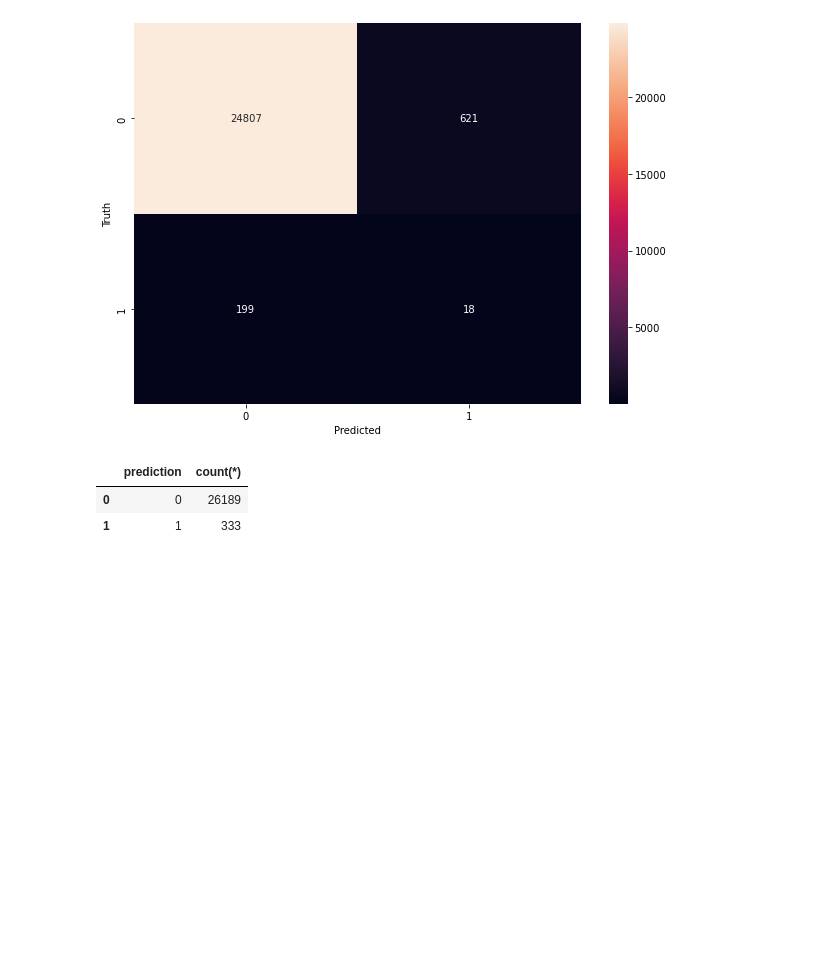
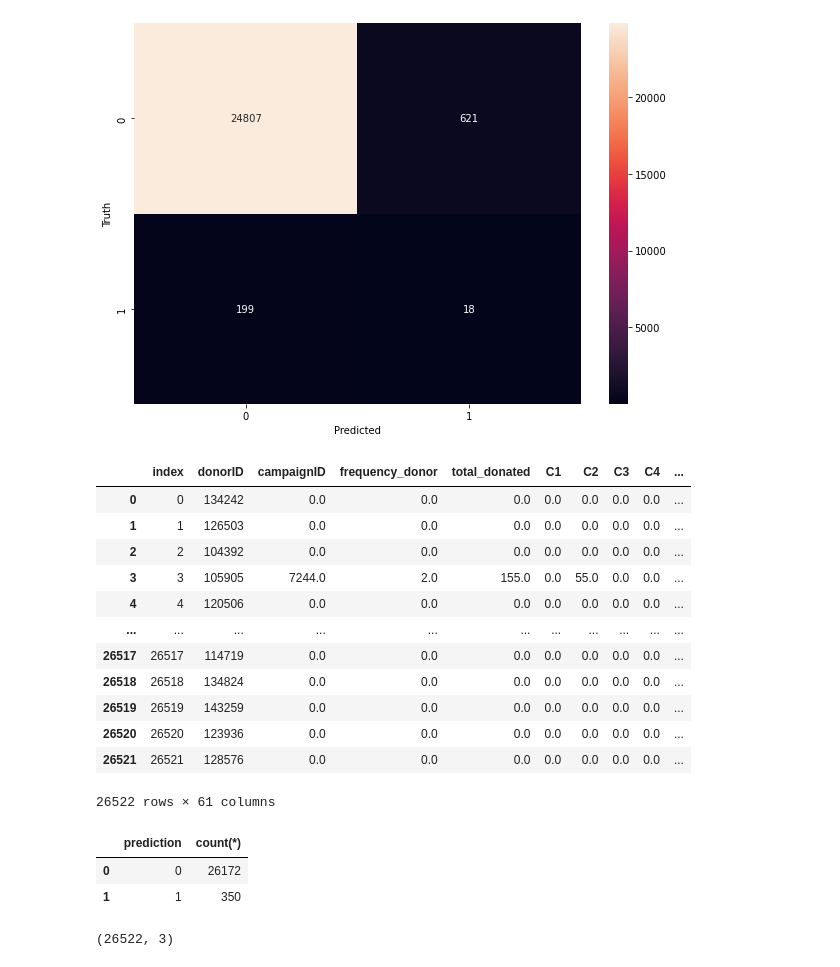
Before and after one commit to inderrana/Predicting-donations-leads-for-NGO, a Jupyter notebook: DSC_Use_Case/modeling.ipynb, the cells around one changed output. Drawn from its saved outputs; the diff is of its cells as text; code cells hidden in the pictures; blank space fills up the shorter version.

Commit message:
added predictions

```diff
--- a/DSC_Use_Case/modeling.ipynb
+++ b/DSC_Use_Case/modeling.ipynb
@@ -1427,4 +1421,39 @@ new_campaign = unseen
 # %%
 new_campaign = pd.merge(new_campaign, new_campaign_proba, left_index=True, right_index=True)
 new_campaign.drop("Unnamed: 0", axis =1, inplace=True)
+# %%
+## predictions on new campaign
+new_campaign_temp = sqldf.run("""
+select
+*,
+case when proba >.6 then 1 else 0 end as prediction
+from new_campaign
+""")
+# %% [output]
+|  | index | donorID | campaignID | frequency_donor | total_donated | C1 | C2 | C3 | C4 | ... |
+| 0 | 0 | 134242 | 0.0 | 0.0 | 0.0 | 0.0 | 0.0 | 0.0 | 0.0 | ... |
+| 1 | 1 | 126503 | 0.0 | 0.0 | 0.0 | 0.0 | 0.0 | 0.0 | 0.0 | ... |
+| 2 | 2 | 104392 | 0.0 | 0.0 | 0.0 | 0.0 | 0.0 | 0.0 | 0.0 | ... |
+| 3 | 3 | 105905 | 7244.0 | 2.0 | 155.0 | 0.0 | 55.0 | 0.0 | 0.0 | ... |
+| 4 | 4 | 120506 | 0.0 | 0.0 | 0.0 | 0.0 | 0.0 | 0.0 | 0.0 | ... |
+| ... | ... | ... | ... | ... | ... | ... | ... | ... | ... | ... |
+| 26517 | 26517 | 114719 | 0.0 | 0.0 | 0.0 | 0.0 | 0.0 | 0.0 | 0.0 | ... |
+| 26518 | 26518 | 134824 | 0.0 | 0.0 | 0.0 | 0.0 | 0.0 | 0.0 | 0.0 | ... |
+| 26519 | 26519 | 143259 | 0.0 | 0.0 | 0.0 | 0.0 | 0.0 | 0.0 | 0.0 | ... |
+| 26520 | 26520 | 123936 | 0.0 | 0.0 | 0.0 | 0.0 | 0.0 | 0.0 | 0.0 | ... |
+| 26521 | 26521 | 128576 | 0.0 | 0.0 | 0.0 | 0.0 | 0.0 | 0.0 | 0.0 | ... |
+26522 rows × 61 columns
+# %%
+## predictions on new campaign
+sqldf.run("""
+select
+prediction,
+count(*)
+from new_campaign_temp
+group by prediction
+""")
+# %% [output]
+|  | prediction | count(*) |
+| 0 | 0 | 26172 |
+| 1 | 1 | 350 |
 # %%
@@ -1434,15 +1464,7 @@ select
 case when proba >.6 then 1 else 0 end as prediction
 from new_campaign
 """)
-# %%
-sqldf.run("""
-select
-prediction,
-count(*)
-from new_campaign
-group by prediction
-""")
-# %% [output]
-|  | prediction | count(*) |
-| 0 | 0 | 26189 |
-| 1 | 1 | 333 |
+# %%
+new_campaign_out.shape
+# %% [output]
+(26522, 3)
```
Also changed, not shown: parts of 25 cells of this notebook, 1 other file.
